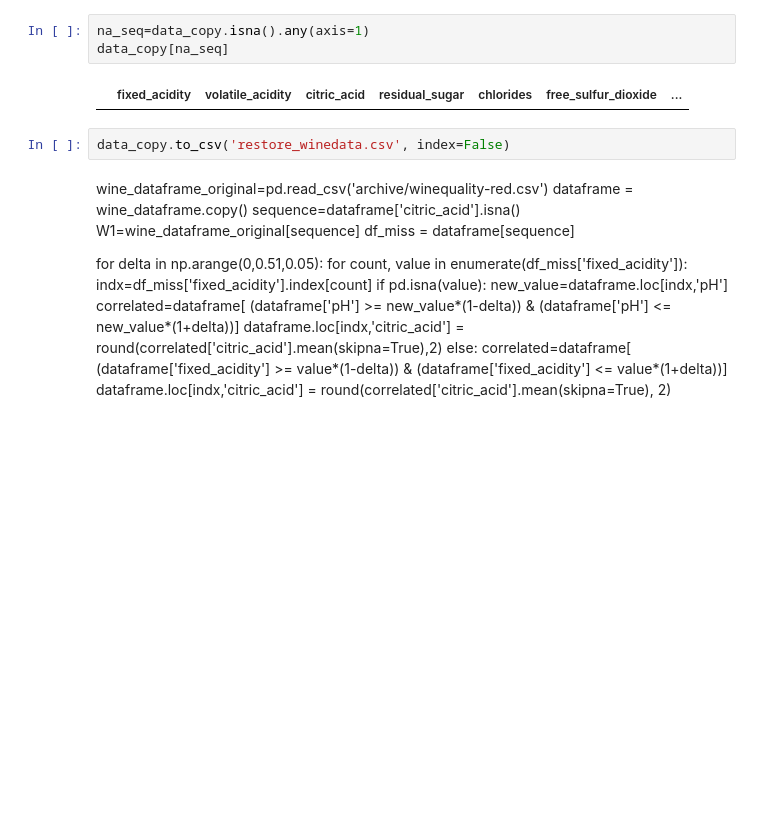
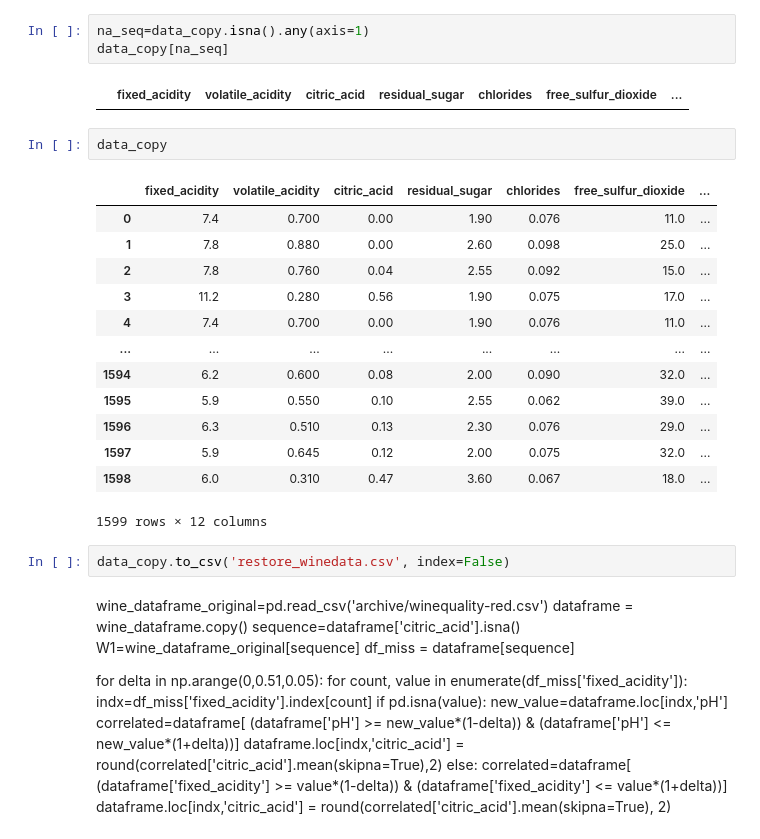
Before and after one commit to gonarec/WineDetector_Python_Project, a Jupyter notebook: Project_Restoration.ipynb, the cells around one changed output. Drawn from its saved outputs; the diff is of its cells as text; blank space fills up the shorter version.

```diff
--- a/Project_Restoration.ipynb
+++ b/Project_Restoration.ipynb
@@ -208,6 +194,22 @@ na_seq=data_copy.isna().any(axis=1)
 data_copy[na_seq]
 # %% [output]
 |  | fixed_acidity | volatile_acidity | citric_acid | residual_sugar | chlorides | free_sulfur_dioxide | ... |
+# %%
+data_copy
+# %% [output]
+|  | fixed_acidity | volatile_acidity | citric_acid | residual_sugar | chlorides | free_sulfur_dioxide | ... |
+| 0 | 7.4 | 0.700 | 0.00 | 1.90 | 0.076 | 11.0 | ... |
+| 1 | 7.8 | 0.880 | 0.00 | 2.60 | 0.098 | 25.0 | ... |
+| 2 | 7.8 | 0.760 | 0.04 | 2.55 | 0.092 | 15.0 | ... |
+| 3 | 11.2 | 0.280 | 0.56 | 1.90 | 0.075 | 17.0 | ... |
+| 4 | 7.4 | 0.700 | 0.00 | 1.90 | 0.076 | 11.0 | ... |
+| ... | ... | ... | ... | ... | ... | ... | ... |
+| 1594 | 6.2 | 0.600 | 0.08 | 2.00 | 0.090 | 32.0 | ... |
+| 1595 | 5.9 | 0.550 | 0.10 | 2.55 | 0.062 | 39.0 | ... |
+| 1596 | 6.3 | 0.510 | 0.13 | 2.30 | 0.076 | 29.0 | ... |
+| 1597 | 5.9 | 0.645 | 0.12 | 2.00 | 0.075 | 32.0 | ... |
+| 1598 | 6.0 | 0.310 | 0.47 | 3.60 | 0.067 | 18.0 | ... |
+1599 rows × 12 columns
 # %%
 data_copy.to_csv('restore_winedata.csv', index=False)
 # %% [markdown]
```
Also changed, not shown: parts of 5 cells of this notebook.
